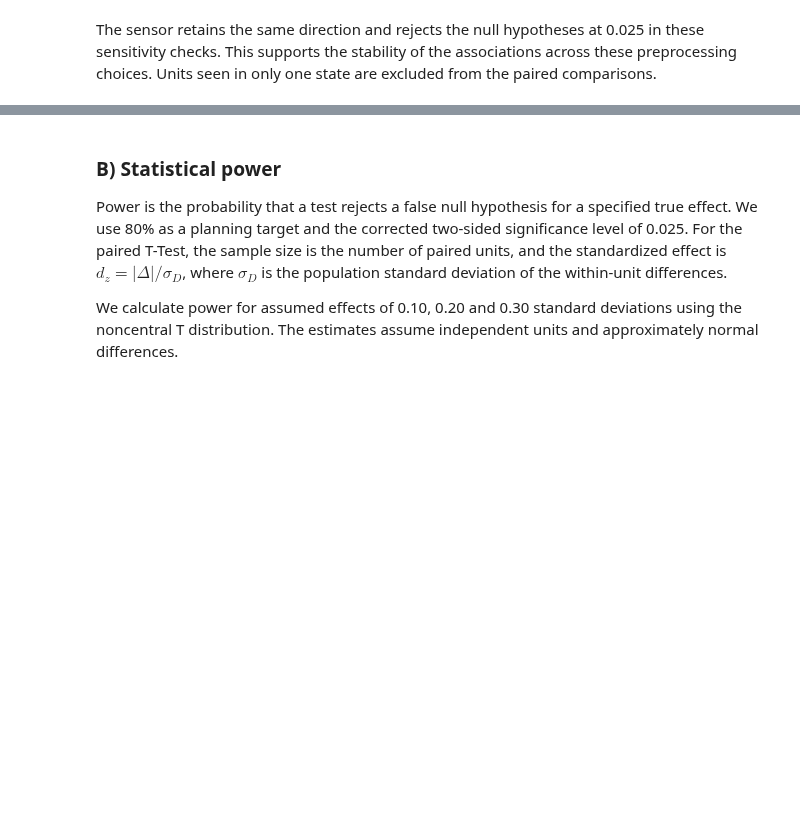
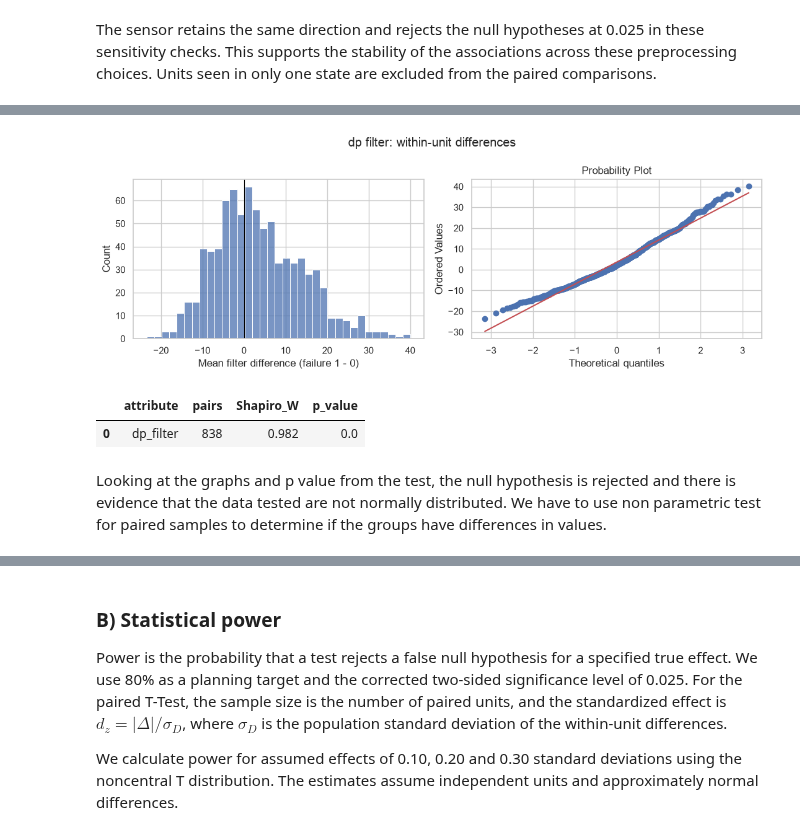
Before and after one commit to zigo-matej/iau_project, a Jupyter notebook: phase_01.ipynb, the cells around one changed output, grey strips where cells are left out. Drawn from its saved outputs; the diff is of its cells as text; code cells hidden in the pictures; blank space fills up the shorter version.

Commit message:
2nd hypothesis to 1.3

```diff
--- a/phase_01.ipynb
+++ b/phase_01.ipynb
@@ -1541,0 +1546,4 @@ The sensor retains the same direction and rejects the null hypotheses at 0.025 i
+# %%
+hypothesis_data_filter = readings_no_outliers.copy()
+
+display(hypothesis_data.groupby('failure')['dp_filter'].agg(['count', 'mean', 'std']).T.round(3))
@@ -1541,0 +1555,9 @@ The sensor retains the same direction and rejects the null hypotheses at 0.025 i
+# %%
+unit_state_means = hypothesis_data_filter.groupby(['unitId', 'failure']).mean()
+filter_pairs = unit_state_means['dp_filter'].unstack('failure').dropna(subset=[0, 1])
+
+print(f'Units in the dataset: {hypothesis_data.unitId.nunique()}')
+print(f'Units with both failure states: {len(filter_pairs)}')
+print(f'Units excluded because one state is missing: {hypothesis_data.unitId.nunique() - len(filter_pairs)}')
+display(unit_state_means.head(8))
+display(filter_pairs.head(5))
@@ -1541,0 +1591,4 @@ The sensor retains the same direction and rejects the null hypotheses at 0.025 i
+# %%
+filter_diff = filter_pairs[1] - filter_pairs[0]
+
+filter_diff.describe().round(3)
@@ -1541,0 +1605,23 @@ The sensor retains the same direction and rejects the null hypotheses at 0.025 i
+# %%
+fig, axes = plt.subplots(1, 2, figsize=(11, 4))
+sns.histplot(filter_diff, bins=35, ax=axes[0])
+axes[0].axvline(0, color='black', linewidth=0.8)
+axes[0].set_xlabel('Mean filter difference (failure 1 - 0)')
+stats.probplot(filter_diff, dist='norm', plot=axes[1])
+fig.suptitle('dp filter: within-unit differences')
+plt.tight_layout()
+plt.show()
+# %% [output]
+[figure, added]
+# %%
+normality = pd.DataFrame([
+    {'attribute': 'dp_filter', 'pairs': len(filter_diff),
+     'Shapiro_W': stats.shapiro(filter_diff).statistic,
+     'p_value': stats.shapiro(filter_diff).pvalue}
+])
+display(normality.round(4))
+# %% [output]
+|  | attribute | pairs | Shapiro_W | p_value |
+| 0 | dp_filter | 838 | 0.982 | 0.0 |
+# %% [markdown]
+Looking at the graphs and p value from the test, the null hypothesis is rejected and there is evidence that the data tested are not normally distributed. We have to use non parametric test for paired samples to determine if the groups have differences in values.
```
Also changed, not shown: parts of 16 cells of this notebook.
